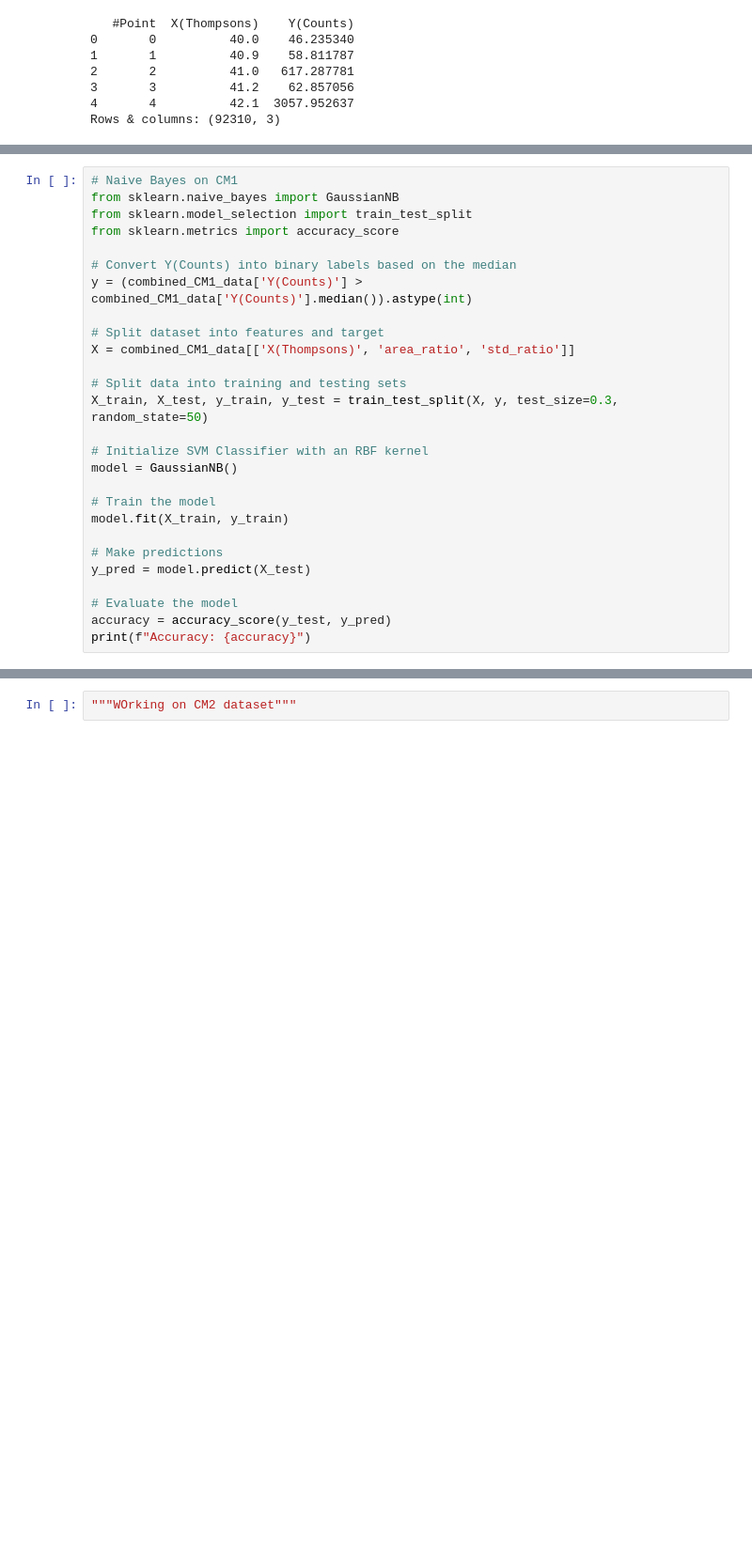
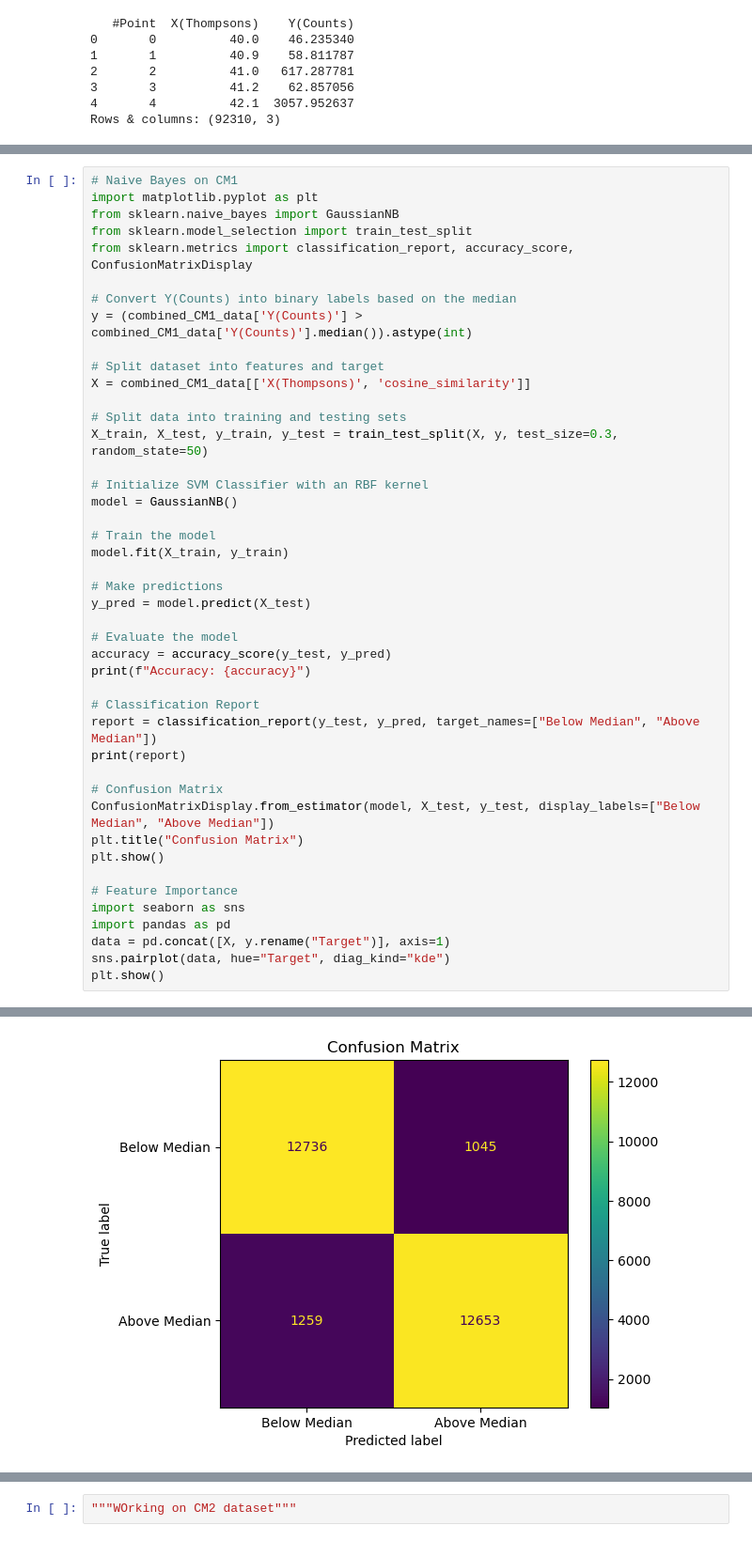
Before and after one commit to mutasim18/Mass-Sceptra-Classification, a Jupyter notebook: Source Code/Naive Bayes.ipynb, the cells around one changed output, grey strips where cells are left out. Shown: that part at 94% size. Cells and saved outputs as stored; diff of their text form; blank space fills up the shorter version.

```diff
--- a/Source Code/Naive Bayes.ipynb
+++ b/Source Code/Naive Bayes.ipynb
@@ -109,14 +121,15 @@ Cheking for missing values :
 # %%
 # Naive Bayes on CM1
+import matplotlib.pyplot as plt
 from sklearn.naive_bayes import GaussianNB
 from sklearn.model_selection import train_test_split
-from sklearn.metrics import accuracy_score
+from sklearn.metrics import classification_report, accuracy_score, ConfusionMatrixDisplay
 
 # Convert Y(Counts) into binary labels based on the median
 y = (combined_CM1_data['Y(Counts)'] > combined_CM1_data['Y(Counts)'].median()).astype(int)
 
 # Split dataset into features and target
-X = combined_CM1_data[['X(Thompsons)', 'area_ratio', 'std_ratio']]
+X = combined_CM1_data[['X(Thompsons)', 'cosine_similarity']]
 
 # Split data into training and testing sets
 X_train, X_test, y_train, y_test = train_test_split(X, y, test_size=0.3, random_state=50)
@@ -133,4 +146,20 @@ y_pred = model.predict(X_test)
 # Evaluate the model
 accuracy = accuracy_score(y_test, y_pred)
 print(f"Accuracy: {accuracy}")
+
+# Classification Report
+report = classification_report(y_test, y_pred, target_names=["Below Median", "Above Median"])
+print(report)
+
+# Confusion Matrix
+ConfusionMatrixDisplay.from_estimator(model, X_test, y_test, display_labels=["Below Median", "Above Median"])
+plt.title("Confusion Matrix")
+plt.show()
+
+# Feature Importance
+import seaborn as sns
+import pandas as pd
+data = pd.concat([X, y.rename("Target")], axis=1)
+sns.pairplot(data, hue="Target", diag_kind="kde")
+plt.show()
 # %% [output]
@@ -137,0 +175 @@ Accuracy: 0.9417181237135738
+[figure, added]
```
Also changed, not shown: parts of 2 cells of this notebook.
